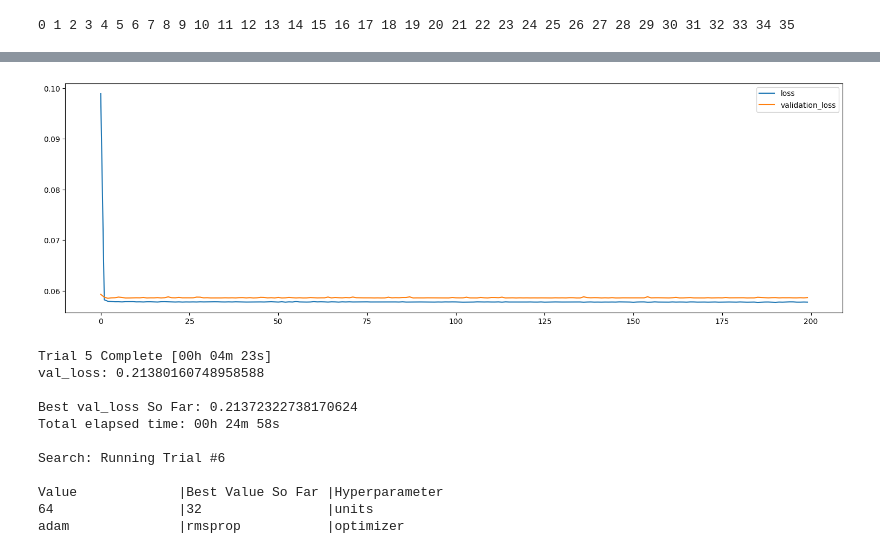
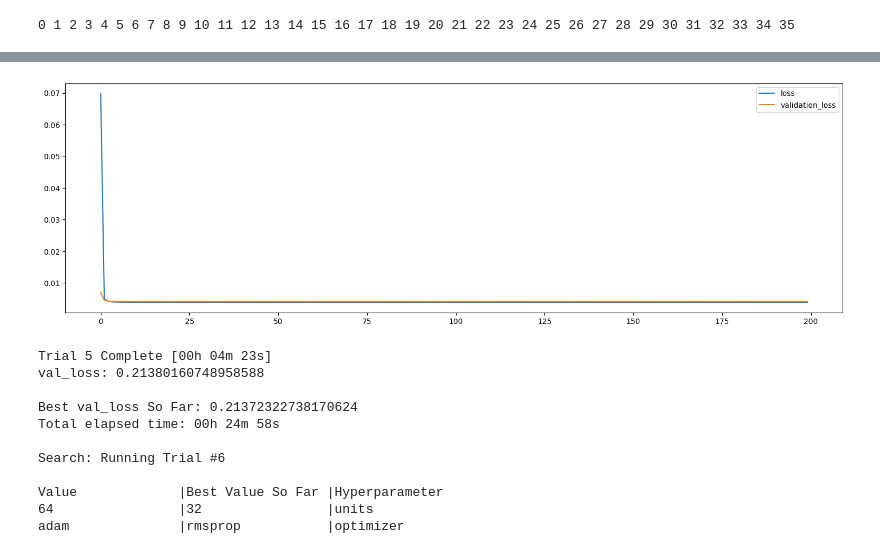
Before and after one commit to JuleanCode/ai-model-for-finding-HRV-fluctuations, a Jupyter notebook: HRV_calculator.ipynb, the cells around one changed output, grey strips where cells are left out. Drawn from its saved outputs; the diff is of its cells as text; code cells hidden in the pictures.

```diff
--- a/HRV_calculator.ipynb
+++ b/HRV_calculator.ipynb
@@ -306,7 +305,7 @@ from sklearn.metrics import r2_score
 tf.get_logger().setLevel('ERROR')
 
 # Load and process data
-data = pd.read_csv('RMSSD.txt', sep=' ')
+data = pd.read_csv('SDNN.txt', sep=' ')
 
 columns = ['HRV', 'Stress', 'Base', 'Stilte', 'Muziek', 'TempoMuziek']
 data = data[columns]
@@ -385,4 +384,4 @@ Accuracy: 0.930
-[figure, old version]
+[figure, new version]
 # %%
 #Hyperparameter Calculation
 
```
Also changed, not shown: parts of 3 cells of this notebook, 2 other files.
